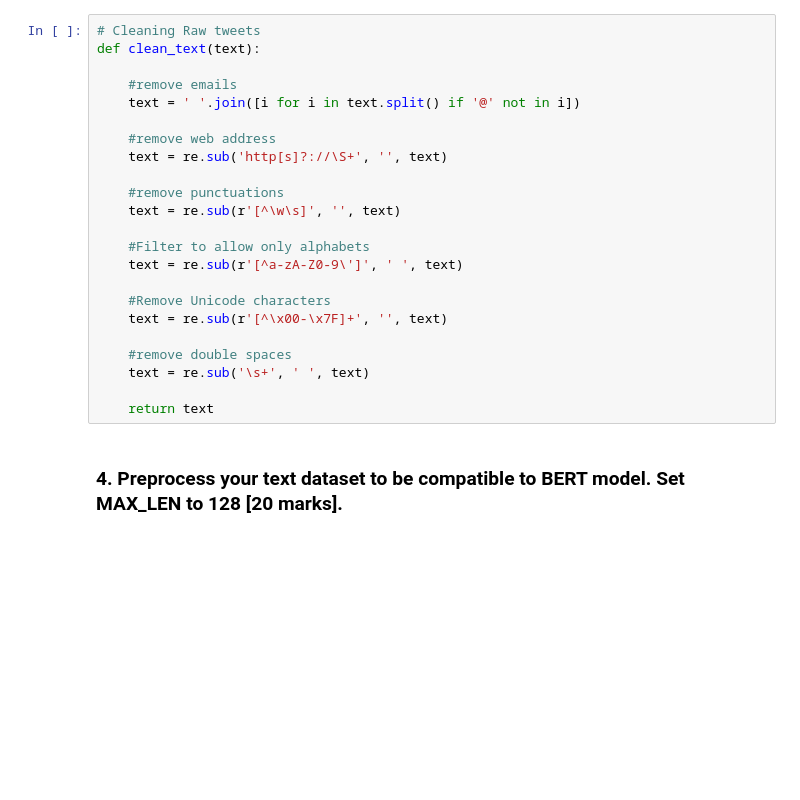
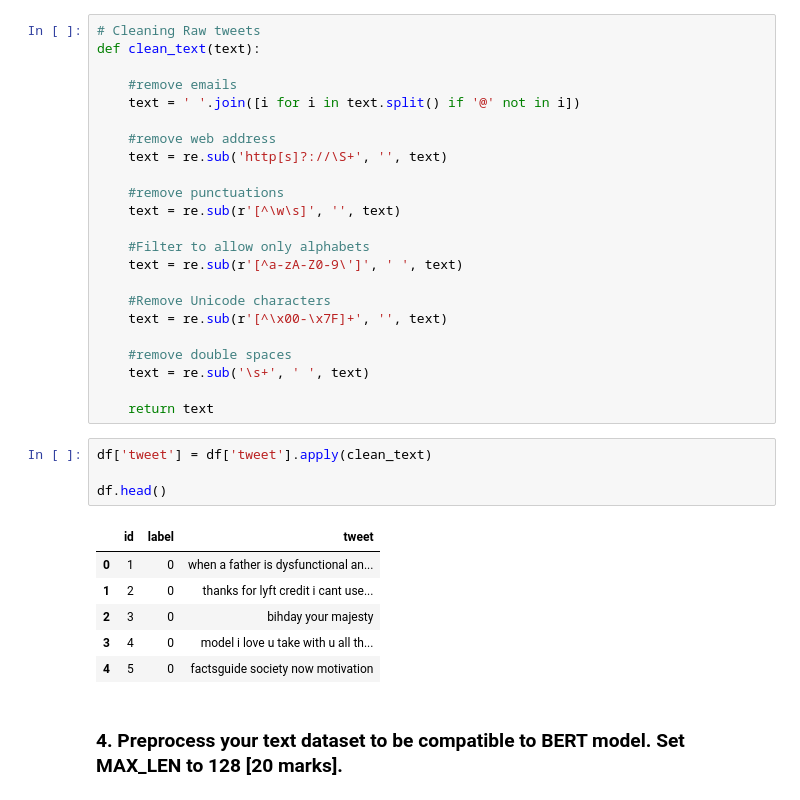
Before and after one commit to Combtz/AIandMachineLearning, a Jupyter notebook: A2/Assignment 2 Script.ipynb, the cells around one changed output. Drawn from its saved outputs; the diff is of its cells as text; blank space fills up the shorter version.

```diff
--- a/A2/Assignment 2 Script.ipynb
+++ b/A2/Assignment 2 Script.ipynb
@@ -103,6 +100,17 @@ def clean_text(text):
     text = re.sub('\s+', ' ', text)
 
     return text
+# %%
+df['tweet'] = df['tweet'].apply(clean_text)
+
+df.head()
+# %% [output]
+|  | id | label | tweet |
+| 0 | 1 | 0 | when a father is dysfunctional an... |
+| 1 | 2 | 0 | thanks for lyft credit i cant use... |
+| 2 | 3 | 0 | bihday your majesty |
+| 3 | 4 | 0 | model i love u take with u all th... |
+| 4 | 5 | 0 | factsguide society now motivation |
 # %% [markdown]
 ### 4. Preprocess your text dataset to be compatible to BERT model. Set MAX_LEN to 128 [20 marks].
 # %% [markdown]
```
Also changed, not shown: parts of 11 cells of this notebook.
